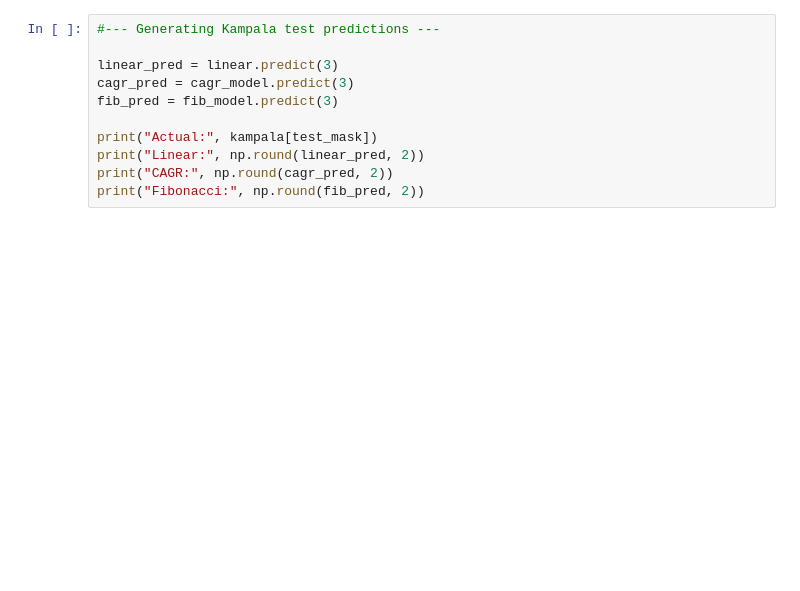
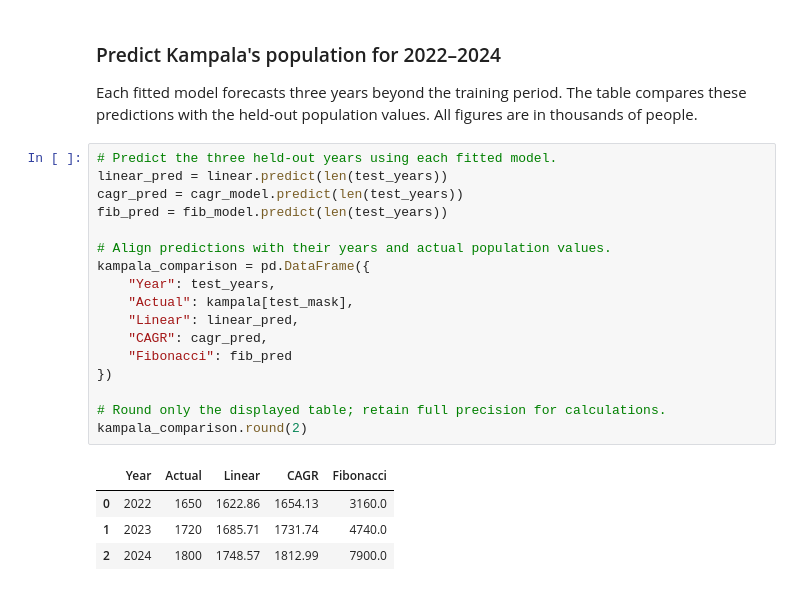
Before and after one commit to Muboki/OOP-with-Python-Assignment-2-Advent-2026---Mini-project, a Jupyter notebook: notebooks/project1_population.ipynb, the cells around one changed output. Saved outputs shown, nothing was run; the diff lists cells and outputs as text; blank space fills up the shorter version.

```diff
--- a/notebooks/project1_population.ipynb
+++ b/notebooks/project1_population.ipynb
@@ -141,11 +387,28 @@ print("Models fitted successfully!")
+# %% [markdown]
+### Predict Kampala's population for 2022–2024
+
+Each fitted model forecasts three years beyond the training period.
+The table compares these predictions with the held-out population
+values. All figures are in thousands of people.
 # %%
-#--- Generating Kampala test predictions ---
+# Predict the three held-out years using each fitted model.
+linear_pred = linear.predict(len(test_years))
+cagr_pred = cagr_model.predict(len(test_years))
+fib_pred = fib_model.predict(len(test_years))
 
-linear_pred = linear.predict(3)
-cagr_pred = cagr_model.predict(3)
-fib_pred = fib_model.predict(3)
+# Align predictions with their years and actual population values.
+kampala_comparison = pd.DataFrame({
+    "Year": test_years,
+    "Actual": kampala[test_mask],
+    "Linear": linear_pred,
+    "CAGR": cagr_pred,
+    "Fibonacci": fib_pred
+})
 
-print("Actual:", kampala[test_mask])
-print("Linear:", np.round(linear_pred, 2))
-print("CAGR:", np.round(cagr_pred, 2))
-print("Fibonacci:", np.round(fib_pred, 2))
+# Round only the displayed table; retain full precision for calculations.
+kampala_comparison.round(2)
+# %% [output]
+|  | Year | Actual | Linear | CAGR | Fibonacci |
+| 0 | 2022 | 1650 | 1622.86 | 1654.13 | 3160.0 |
+| 1 | 2023 | 1720 | 1685.71 | 1731.74 | 4740.0 |
+| 2 | 2024 | 1800 | 1748.57 | 1812.99 | 7900.0 |
```
Also changed, not shown: parts of 40 cells of this notebook, 2 other files.
